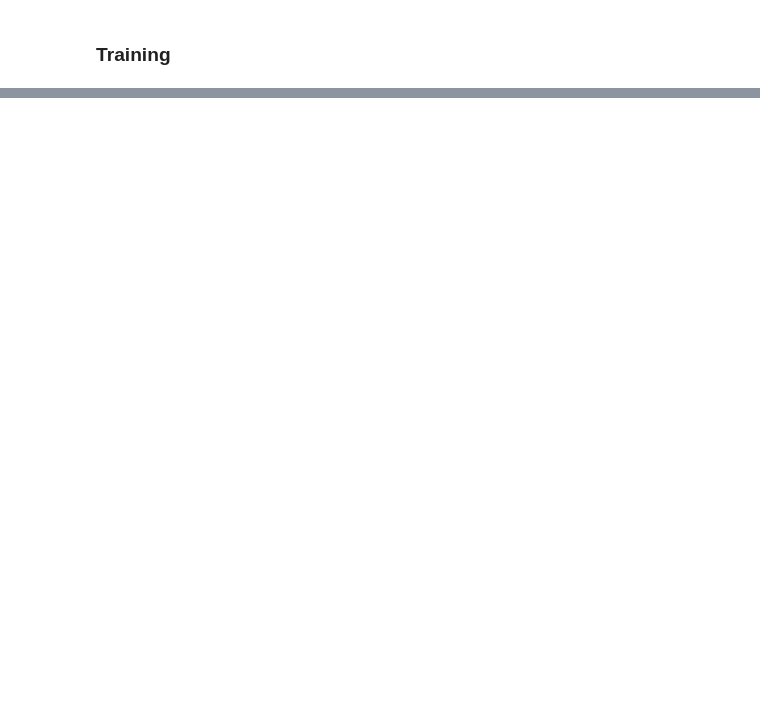
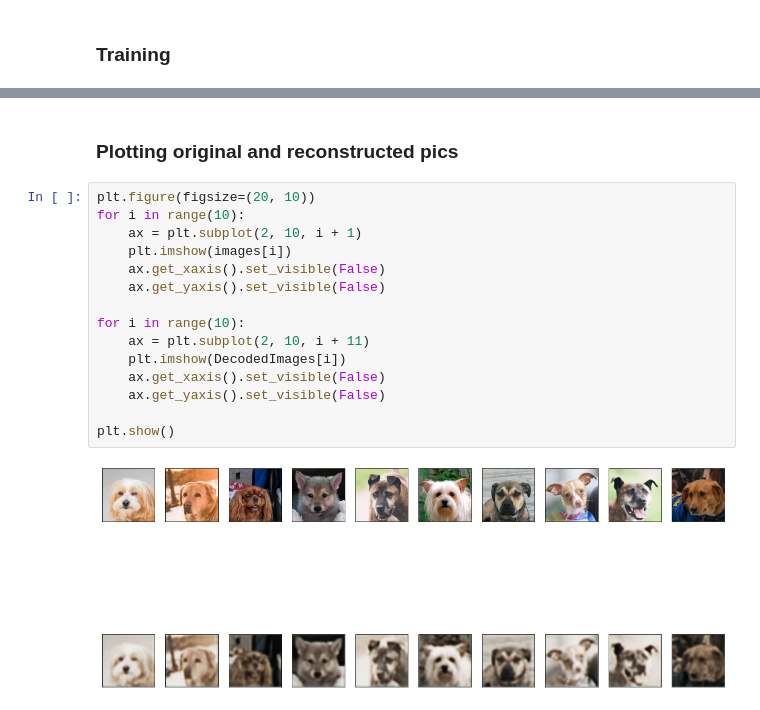
Before and after one commit to andreafancellu/NN_examples, a Jupyter notebook: autoencoders.ipynb, the cells around one changed output, grey strips where cells are left out. Drawn from its saved outputs; the diff is of its cells as text; blank space fills up the shorter version.

```diff
--- a/autoencoders.ipynb
+++ b/autoencoders.ipynb
@@ -447,0 +596,19 @@ plt.show()
+# %% [markdown]
+### Plotting original and reconstructed pics
+# %%
+plt.figure(figsize=(20, 10))
+for i in range(10):
+    ax = plt.subplot(2, 10, i + 1)
+    plt.imshow(images[i])
+    ax.get_xaxis().set_visible(False)
+    ax.get_yaxis().set_visible(False)
+
+for i in range(10):
+    ax = plt.subplot(2, 10, i + 11)
+    plt.imshow(DecodedImages[i])
+    ax.get_xaxis().set_visible(False)
+    ax.get_yaxis().set_visible(False)
+
+plt.show()
+# %% [output]
+[figure, added]
```
Also changed, not shown: parts of 19 cells of this notebook.
